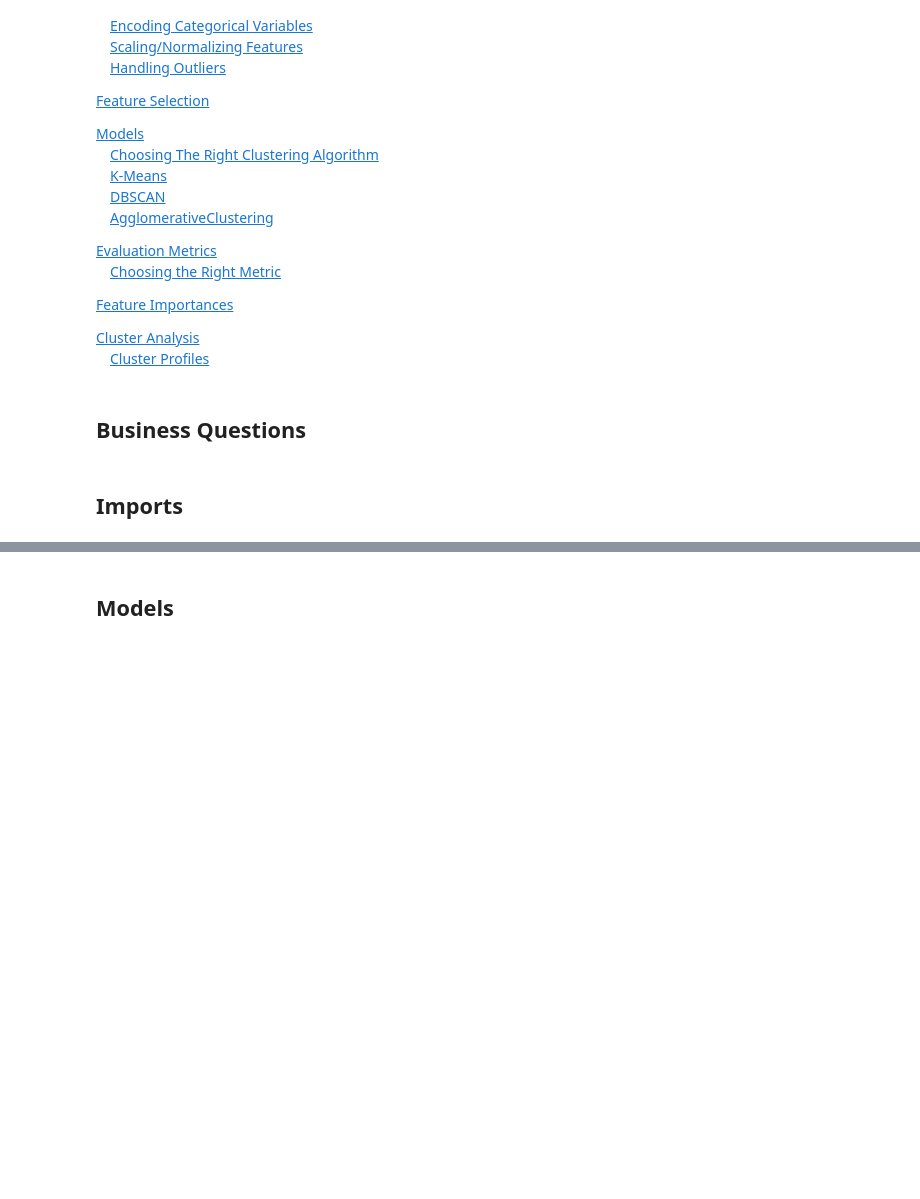
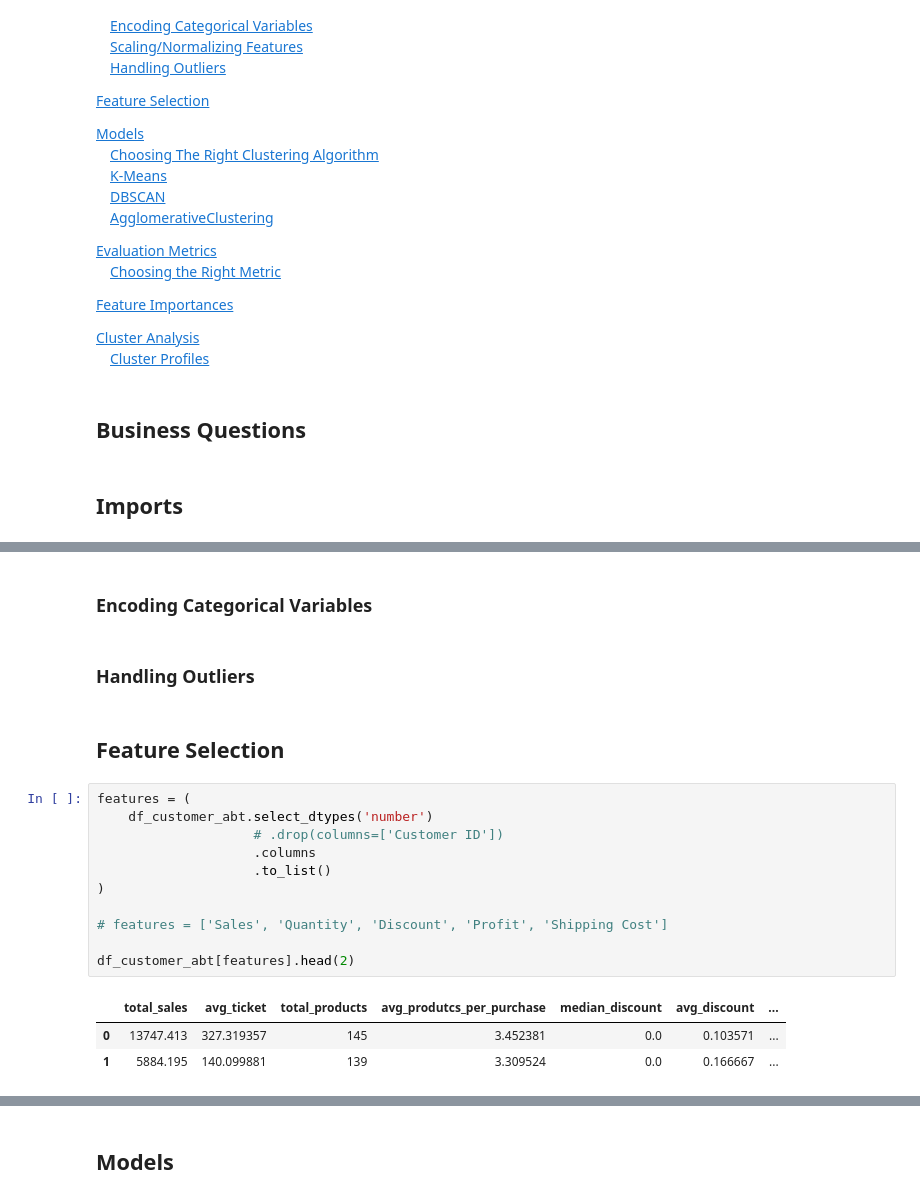
Before and after one commit to pauloreis-ds/machine-learning-essentials, a Jupyter notebook: clustering/p02v01_clustering.ipynb, the cells around one changed output, grey strips where cells are left out. Drawn from its saved outputs; the diff is of its cells as text; blank space fills up the shorter version.

```diff
--- a/clustering/p02v01_clustering.ipynb
+++ b/clustering/p02v01_clustering.ipynb
@@ -56,0 +116,21 @@ Summarize the Necessary Knowleadge to Apply Clustering Models in Businesses
+# %% [markdown]
+### Encoding Categorical Variables
+# %% [markdown]
+### Handling Outliers
+# %% [markdown]
+## Feature Selection
+# %%
+features = (
+    df_customer_abt.select_dtypes('number')
+                    # .drop(columns=['Customer ID'])
+                    .columns
+                    .to_list()
+)
+
+# features = ['Sales', 'Quantity', 'Discount', 'Profit', 'Shipping Cost']
+
+df_customer_abt[features].head(2)
+# %% [output]
+|  | total_sales | avg_ticket | total_products | avg_produtcs_per_purchase | median_discount | avg_discount | ... |
+| 0 | 13747.413 | 327.319357 | 145 | 3.452381 | 0.0 | 0.103571 | ... |
+| 1 | 5884.195 | 140.099881 | 139 | 3.309524 | 0.0 | 0.166667 | ... |
```
Also changed, not shown: parts of 21 cells of this notebook, 1 other file.
